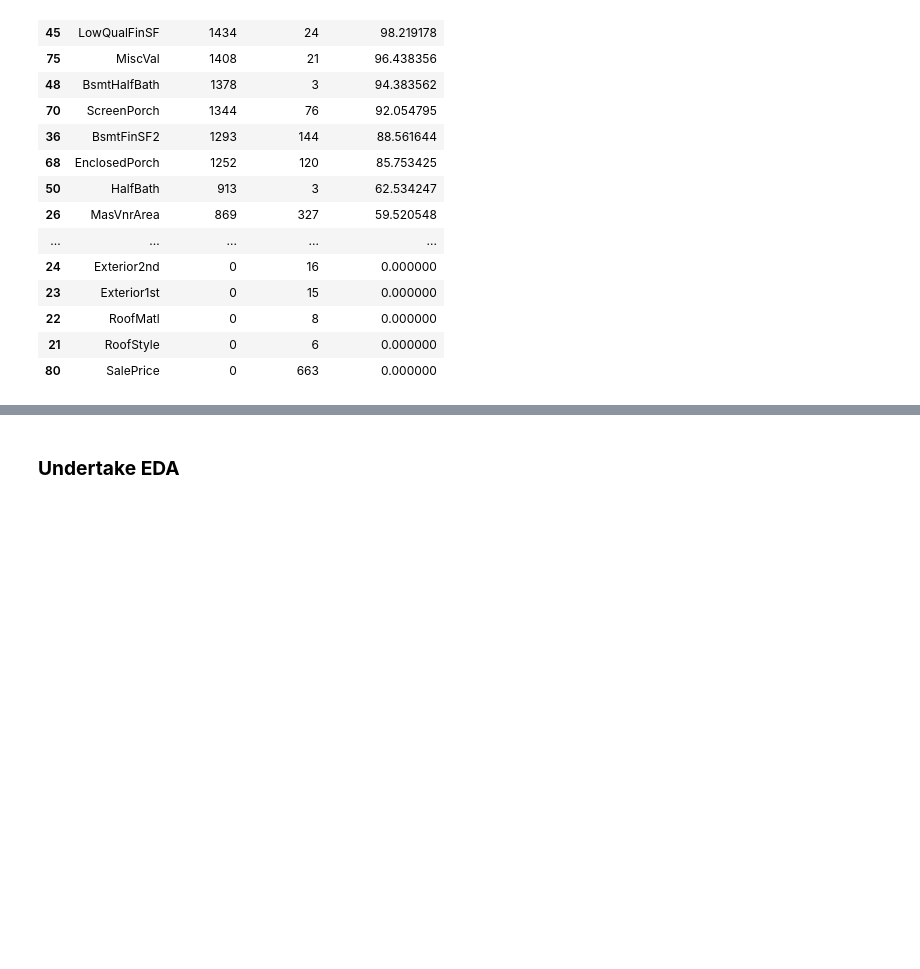
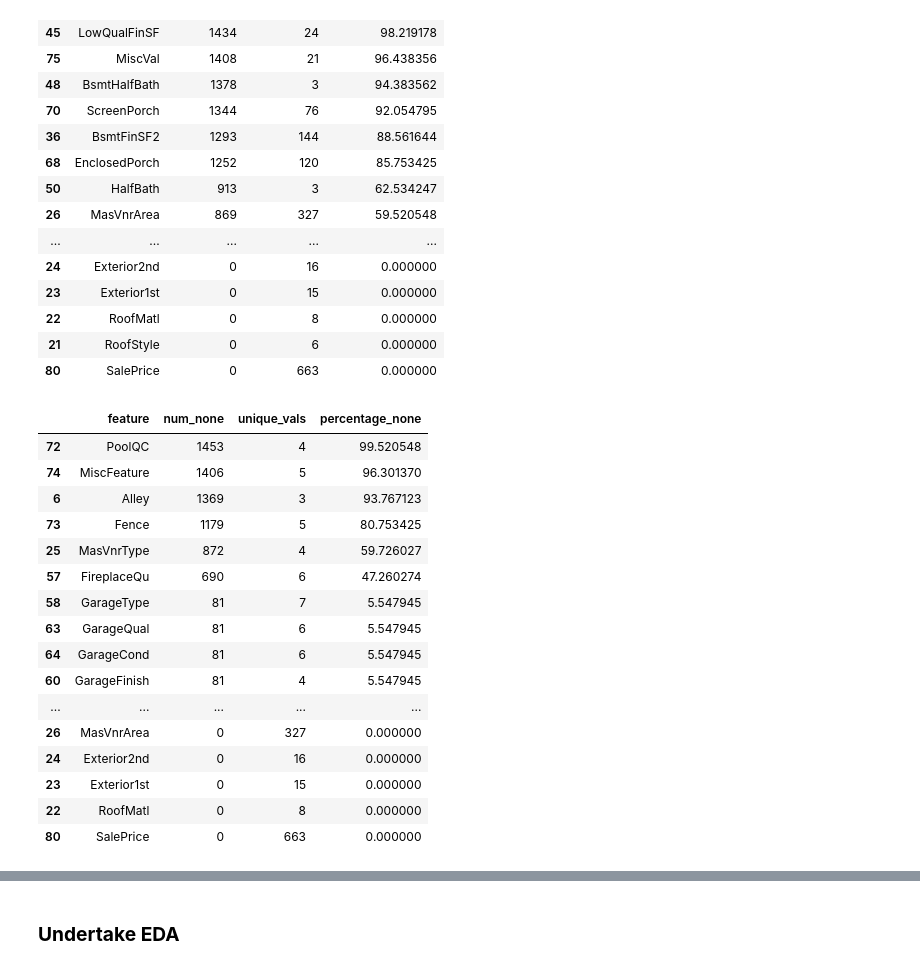
Before and after one commit to ishankarve/Assignment-Advanced-Regression, a Jupyter notebook: Assignment Advanced Regression.ipynb, the cells around one changed output, grey strips where cells are left out. Saved outputs shown, nothing was run; the diff lists cells and outputs as text; code cells hidden in the pictures; blank space fills up the shorter version.

```diff
--- a/Assignment Advanced Regression.ipynb
+++ b/Assignment Advanced Regression.ipynb
@@ -848,3 +848,31 @@ df.sort_values(by=['percentage_zeros'], ascending=False)
 | 22 | RoofMatl | 0 | 8 | 0.000000 |
 | 21 | RoofStyle | 0 | 6 | 0.000000 |
 | 80 | SalePrice | 0 | 663 | 0.000000 |
+# %%
+# find None skewed columns
+columns = raw_df.columns.tolist()
+vals = [len(raw_df[raw_df[x] =='None' ]) for x in columns]
+uniq_vals = [raw_df[x].nunique() for x in columns]
+df = pd.DataFrame(list(zip(columns, vals,uniq_vals)),
+               columns =['feature', 'num_none','unique_vals'])
+
+df['percentage_none'] = df['num_none']*100/raw_df.shape[0]
+df.sort_values(by=['percentage_none'], ascending=False)
+# %% [output]
+|  | feature | num_none | unique_vals | percentage_none |
+| 72 | PoolQC | 1453 | 4 | 99.520548 |
+| 74 | MiscFeature | 1406 | 5 | 96.301370 |
+| 6 | Alley | 1369 | 3 | 93.767123 |
+| 73 | Fence | 1179 | 5 | 80.753425 |
+| 25 | MasVnrType | 872 | 4 | 59.726027 |
+| 57 | FireplaceQu | 690 | 6 | 47.260274 |
+| 58 | GarageType | 81 | 7 | 5.547945 |
+| 63 | GarageQual | 81 | 6 | 5.547945 |
+| 64 | GarageCond | 81 | 6 | 5.547945 |
+| 60 | GarageFinish | 81 | 4 | 5.547945 |
+| ... | ... | ... | ... | ... |
+| 26 | MasVnrArea | 0 | 327 | 0.000000 |
+| 24 | Exterior2nd | 0 | 16 | 0.000000 |
+| 23 | Exterior1st | 0 | 15 | 0.000000 |
+| 22 | RoofMatl | 0 | 8 | 0.000000 |
+| 80 | SalePrice | 0 | 663 | 0.000000 |
```
Also changed, not shown: parts of 41 cells of this notebook.
